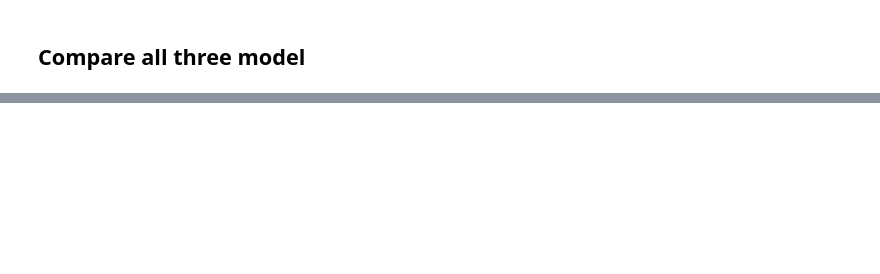
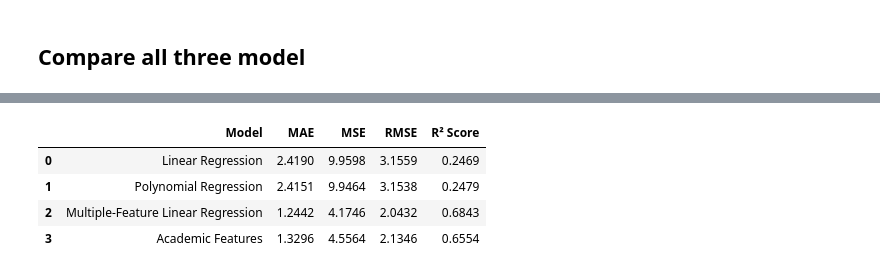
Before and after one commit to asmipandey18/Elevvo_Ml_Internship, a Jupyter notebook: Student_score_prediction.ipynb, the cells around one changed output, grey strips where cells are left out. Saved outputs shown, nothing was run; the diff lists cells and outputs as text; code cells hidden in the pictures; blank space fills up the shorter version.

```diff
--- a/Student_score_prediction.ipynb
+++ b/Student_score_prediction.ipynb
@@ -464,0 +487,41 @@ plt.show()
+# %%
+comparison = pd.DataFrame({
+    "Model": [
+        "Linear Regression",
+        "Polynomial Regression",
+        "Multiple-Feature Linear Regression",
+        "Academic Features"
+    ],
+    "MAE": [
+        mean_absolute_error(y_test, y_pred),
+        mean_absolute_error(y_test, y_poly_pred),
+        mean_absolute_error(y_multi_test, y_multi_pred),
+        1.3296
+    ],
+    "MSE": [
+        mean_squared_error(y_test, y_pred),
+        mean_squared_error(y_test, y_poly_pred),
+        mean_squared_error(y_multi_test, y_multi_pred),
+        4.5564
+    ],
+    "RMSE": [
+        np.sqrt(mean_squared_error(y_test, y_pred)),
+        np.sqrt(mean_squared_error(y_test, y_poly_pred)),
+        np.sqrt(mean_squared_error(y_multi_test, y_multi_pred)),
+        2.1346
+    ],
+    "R² Score": [
+        r2_score(y_test, y_pred),
+        r2_score(y_test, y_poly_pred),
+        r2_score(y_multi_test, y_multi_pred),
+        0.6554
+    ]
+})
+
+display(comparison.round(4))
+# %% [output]
+|  | Model | MAE | MSE | RMSE | R² Score |
+| 0 | Linear Regression | 2.4190 | 9.9598 | 3.1559 | 0.2469 |
+| 1 | Polynomial Regression | 2.4151 | 9.9464 | 3.1538 | 0.2479 |
+| 2 | Multiple-Feature Linear Regression | 1.2442 | 4.1746 | 2.0432 | 0.6843 |
+| 3 | Academic Features | 1.3296 | 4.5564 | 2.1346 | 0.6554 |
```
Also changed, not shown: parts of 19 cells of this notebook.
